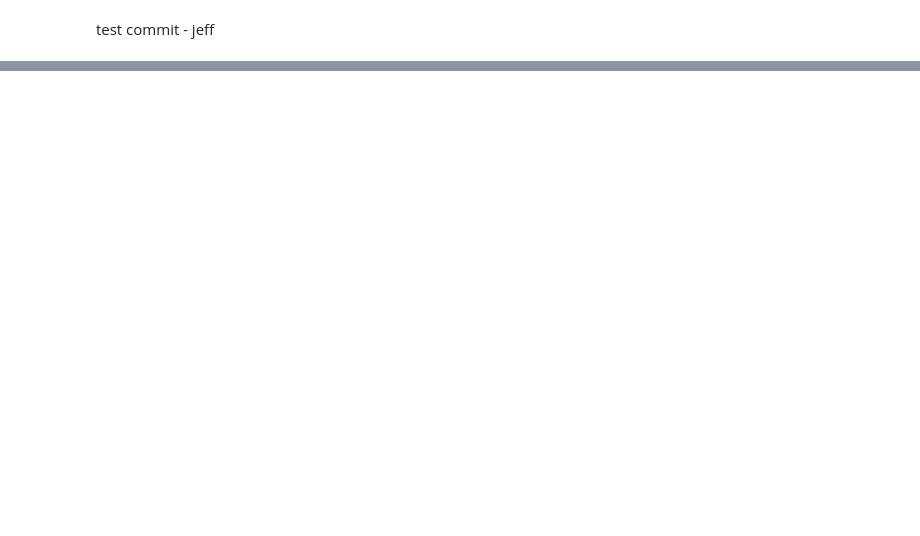
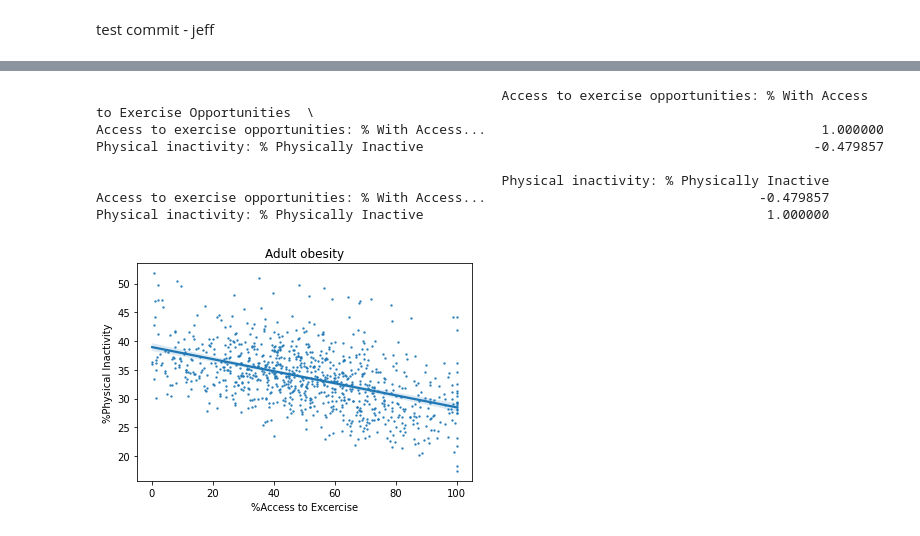
Before and after one commit to donovannickol/cs216project, a Jupyter notebook: CS_216_Project_Exploratory_Notebook.ipynb, the cells around one changed output, grey strips where cells are left out. Saved outputs shown, nothing was run; the diff lists cells and outputs as text; code cells hidden in the pictures; blank space fills up the shorter version.

Commit message:
Some additional charts and data

```diff
--- a/CS_216_Project_Exploratory_Notebook.ipynb
+++ b/CS_216_Project_Exploratory_Notebook.ipynb
@@ -542,0 +544,27 @@ test commit - jeff
+# %%
+physical_access = pop_pov_obesity_df[['Access to exercise opportunities: % With Access to Exercise Opportunities', 'Physical inactivity: % Physically Inactive']]
+physical_access = physical_access.dropna()
+chart_physical_access = sns.regplot(
+    x="Access to exercise opportunities: % With Access to Exercise Opportunities",
+    y="Physical inactivity: % Physically Inactive",
+    data=physical_access,
+    scatter_kws={'s':2}
+)
+
+chart_physical_access.set_title('Adult obesity')
+chart_physical_access.set(xlabel='%Access to Excercise', ylabel='%Physical Inactivity')
+
+print(physical_access.corr())
+
+plt.show()
+# correlation = pop_pov_obesity_df.corr()
+# povobcorr = correlation.loc['Adult obesity: % Adults with Obesity', 'Physical inactivity: % Physically Inactive']
+# %% [output]
+                                                    Access to exercise opportunities: % With Access to Exercise Opportunities  \
+Access to exercise opportunities: % With Access...                                           1.000000
+Physical inactivity: % Physically Inactive                                                  -0.479857
+
+                                                    Physical inactivity: % Physically Inactive
+Access to exercise opportunities: % With Access...                                   -0.479857
+Physical inactivity: % Physically Inactive                                            1.000000
+[figure, added]
```
Also changed, not shown: parts of 8 cells of this notebook.
